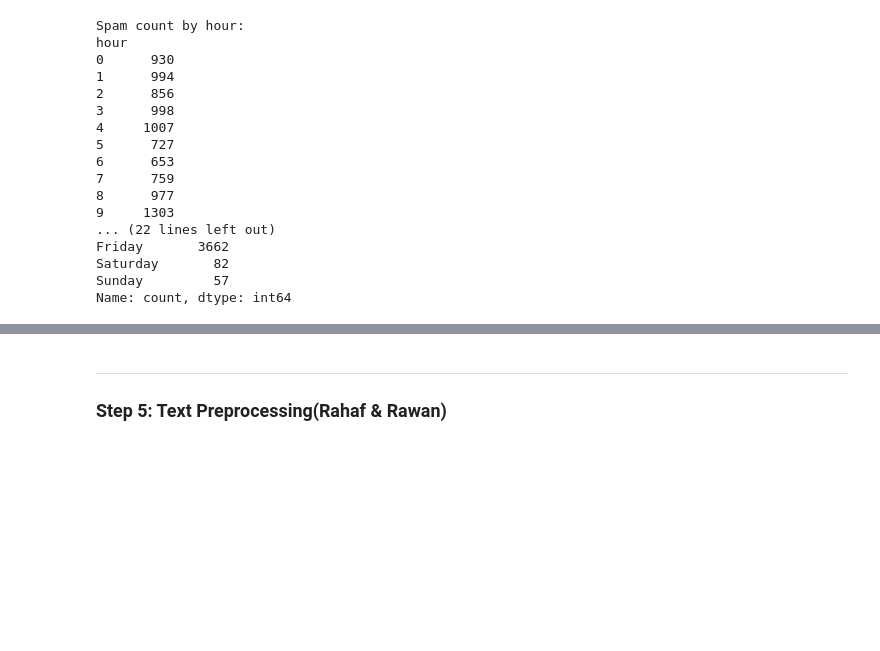
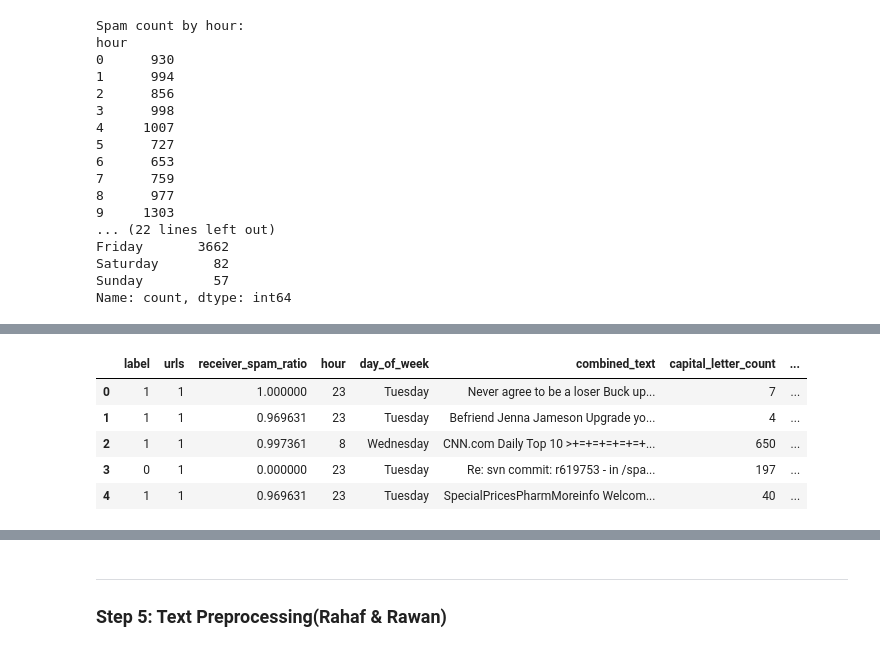
Before and after one commit to Renadyousef/SWE485-Project-Group1, a Jupyter notebook: Phase1_Data_Exploration.ipynb, the cells around one changed output, grey strips where cells are left out. Cells and saved outputs as stored; diff of their text form; code cells hidden in the pictures; blank space fills up the shorter version.

```diff
--- a/Phase1_Data_Exploration.ipynb
+++ b/Phase1_Data_Exploration.ipynb
@@ -655,0 +731,12 @@ df.head()
+# %%
+df.drop(['subject', 'body'], axis=1, inplace=True)
+#as we combined text
+# %%
+df.head()
+# %% [output]
+|  | label | urls | receiver_spam_ratio | hour | day_of_week | combined_text | capital_letter_count | ... |
+| 0 | 1 | 1 | 1.000000 | 23 | Tuesday | Never agree to be a loser Buck up... | 7 | ... |
+| 1 | 1 | 1 | 0.969631 | 23 | Tuesday | Befriend Jenna Jameson Upgrade yo... | 4 | ... |
+| 2 | 1 | 1 | 0.997361 | 8 | Wednesday | CNN.com Daily Top 10 >+=+=+=+=+=+... | 650 | ... |
+| 3 | 0 | 1 | 0.000000 | 23 | Tuesday | Re: svn commit: r619753 - in /spa... | 197 | ... |
+| 4 | 1 | 1 | 0.969631 | 23 | Tuesday | SpecialPricesPharmMoreinfo Welcom... | 40 | ... |
```
Also changed, not shown: parts of 9 cells of this notebook.
